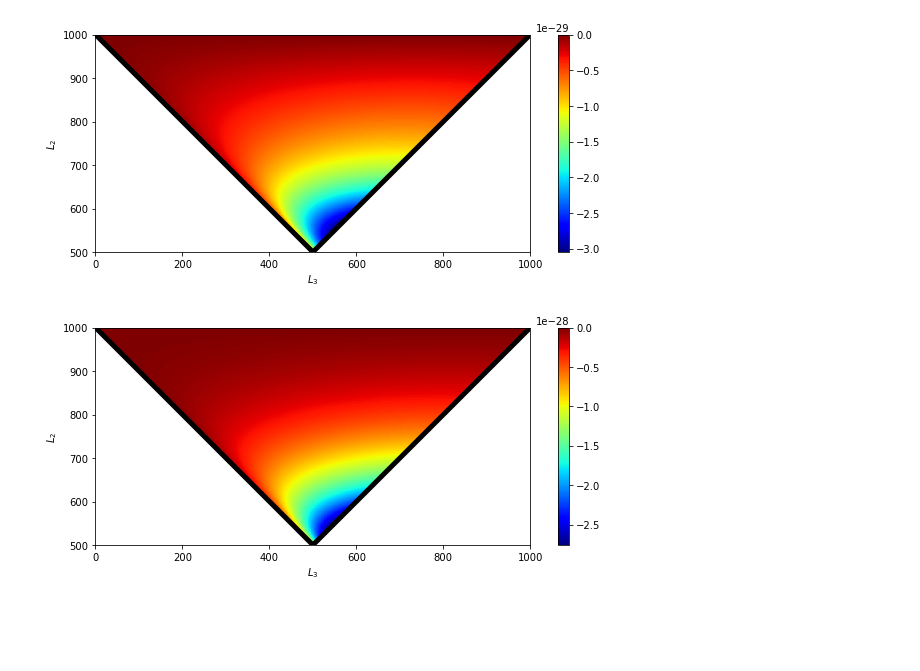
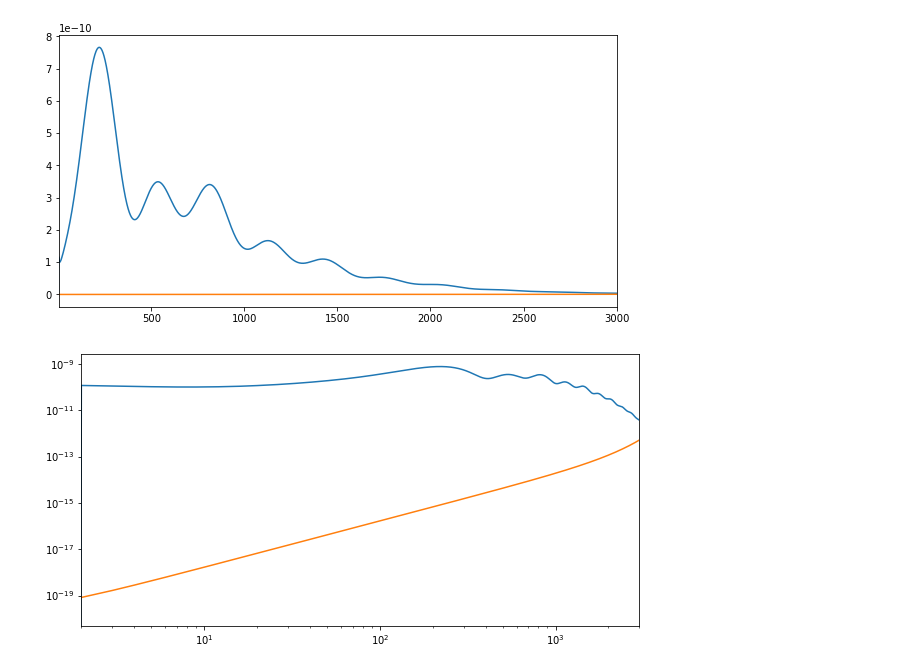
Before and after one commit to mfrobertson/omegaQE, a Jupyter notebook: kkomega/bias.ipynb, the cells around one changed output. Cells and saved outputs as stored; diff of their text form; code cells hidden in the pictures; blank space fills up the shorter version.

```diff
--- a/kkomega/bias.ipynb
+++ b/kkomega/bias.ipynb
@@ -434,31 +18,0 @@ def get_bi_slice(L1, steps, typ):
-# %%
-plt.rcParams['figure.figsize'] = [10,4]
-def slice_plot(L1, steps, bispectrum = "kkw", interpolation="nearest"):
-    bi_slice = get_bi_slice(L1, steps, typ=bispectrum)
-    masked_slice = np.ma.array(bi_slice, mask=np.isnan(bi_slice))
-    plt.figure()
-    cmap = matplotlib.cm.jet
-    cmap = matplotlib.cm.get_cmap("jet").copy()
-    cmap.set_bad('white',1.)
-    plt.imshow(masked_slice[L1//2:, :], interpolation=interpolation, cmap=cmap, origin='lower', extent=[0, L1, L1//2, L1])
-    plt.colorbar()
-
-    x = np.arange(0,L1 + 1, steps)
-    y = np.concatenate((np.arange(L1, L1//2, -steps), np.arange(L1//2, L1 + 1, steps)))
-    plt.plot(x,y, linewidth=5, color='k')
-    plt.xlabel("$L_3$")
-    plt.ylabel("$L_2$")
-    if bispectrum == "rot":
-        plt.title(f"$b^{{\kappa\kappa\omega}}_{{L_1L_2L_3}}$ for L1 = {L1}")
-    elif bispectrum == "conv":
-        plt.title(f"$b^{{\kappa\kappa\kappa}}_{{L_1L_2L_3}}$ for L1 = {L1}")
-    elif bispectrum == "ggw":
-        plt.title(f"$b^{{gg\omega}}_{{L_1L_2L_3}}$ for L1 = {L1}")
-    elif bispectrum == "gkw":
-        plt.title(f"$b^{{g\kappa\omega}}_{{L_1L_2L_3}}$ for L1 = {L1}")
-    elif bispectrum == "IIw":
-        plt.title(f"$b^{{II\omega}}_{{L_1L_2L_3}}$ for L1 = {L1}")
-    elif bispectrum == "Ikw":
-        plt.title(f"$b^{{I\kappa\omega}}_{{L_1L_2L_3}}$ for L1 = {L1}")
-    elif bispectrum == "Igw":
-        plt.title(f"$b^{{Ig\omega}}_{{L_1L_2L_3}}$ for L1 = {L1}")
@@ -494,9 +18,0 @@ plt.show()
-# %%
-L1 = 1000
-slice_plot(L1, steps=1, bispectrum="kkw")
-slice_plot(L1, steps=1, bispectrum="mixed")
-# plt.clim(-1e-20, 0)
-plt.show()
-# %% [output]
-[figure, removed]
-[figure, removed]
@@ -502,0 +22,17 @@ plt.show()
+# %%
+Cl_TT = _cosmo.get_lens_ps("TT", 6000)
+Ls_C = np.arange(np.size(Cl_TT))
+N_TT = _noise.get_cmb_gaussian_N("TT")
+Ls_N = np.arange(np.size(N_TT))
+plt.plot(Ls_C, (Ls_C*Ls_C+1)*Cl_TT/(2*np.pi))
+plt.plot(Ls_N, (Ls_N*Ls_N+1)*N_TT/(2*np.pi))
+plt.xlim(2, 3000)
+
+plt.figure()
+plt.loglog(Ls_C, (Ls_C*Ls_C+1)*Cl_TT/(2*np.pi))
+plt.loglog(Ls_N, (Ls_N*Ls_N+1)*N_TT/(2*np.pi))
+plt.xlim(2, 3000)
+plt.show()
+# %% [output]
+[figure, added]
+[figure, added]
```
Also changed, not shown: parts of 40 cells of this notebook, 5 other files.
